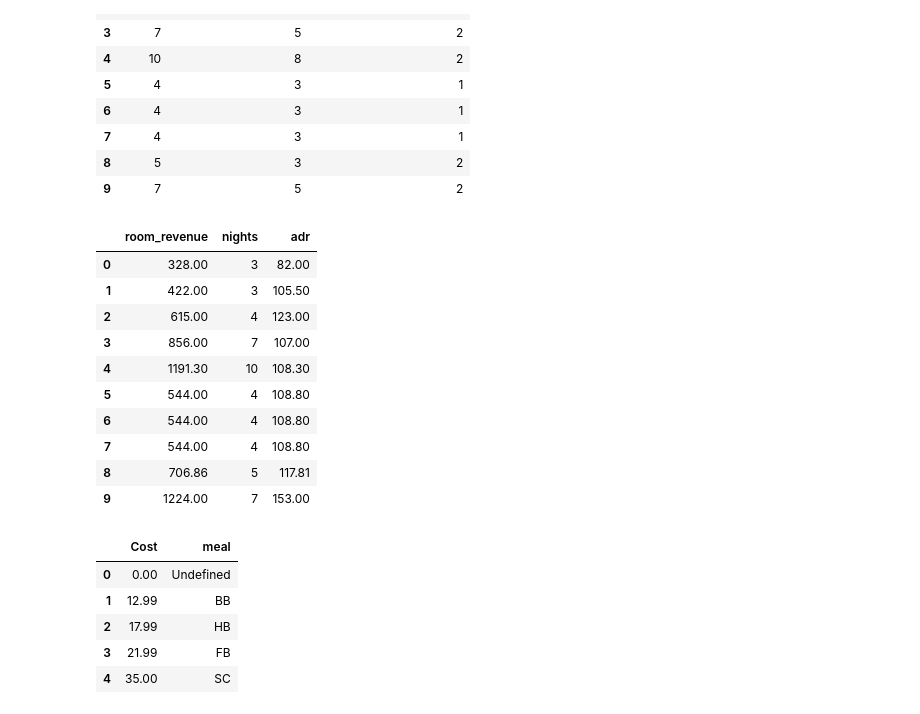
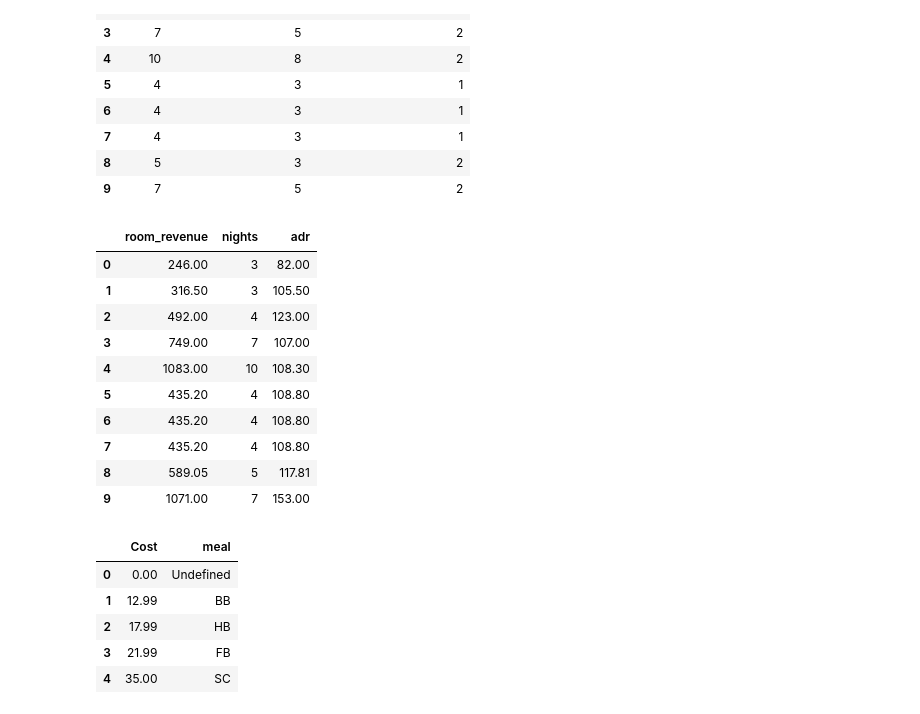
Before and after one commit to dngsus/data_analysis, a Jupyter notebook: 01 Hotel v01.ipynb, the cells around one changed output. Cells and saved outputs as stored; diff of their text form; code cells hidden in the pictures.

```diff
--- a/01 Hotel v01.ipynb
+++ b/01 Hotel v01.ipynb
@@ -51,6 +72,6 @@ import numpy as np
 pd.options.display.float_format = '{:.2f}'.format
 # %%
-df = pd.read_excel(r"D:\Code\Data Analysis\01\hotel_revenue_historical_full-2.xlsx", sheet_name = None)
+df = pd.read_excel(r"D:\Code\Data Analysis\01 Hotel\hotel_revenue_historical_full-2.xlsx", sheet_name = None)
 # %%
 # Dimension table 1
 # Typically would assume SC := self-catered --> cheaper
@@ -249,18 +278,18 @@ df_main[["nights", "stays_in_week_nights", "stays_in_weekend_nights"]].head(10)
 | 9 | 7 | 5 | 2 |
 # %%
 # Revenue associated with booking of rooms
-df_main["room_revenue"] = (df_main["nights"] + 1) * df_main["adr"]
+df_main["room_revenue"] = df_main["nights"] * df_main["adr"]
 df_main[["room_revenue", "nights", "adr"]].head(10)
 # %% [output]
 |  | room_revenue | nights | adr |
-| 0 | 328.00 | 3 | 82.00 |
-| 1 | 422.00 | 3 | 105.50 |
-| 2 | 615.00 | 4 | 123.00 |
-| 3 | 856.00 | 7 | 107.00 |
-| 4 | 1191.30 | 10 | 108.30 |
-| 5 | 544.00 | 4 | 108.80 |
-| 6 | 544.00 | 4 | 108.80 |
-| 7 | 544.00 | 4 | 108.80 |
-| 8 | 706.86 | 5 | 117.81 |
-| 9 | 1224.00 | 7 | 153.00 |
+| 0 | 246.00 | 3 | 82.00 |
+| 1 | 316.50 | 3 | 105.50 |
+| 2 | 492.00 | 4 | 123.00 |
+| 3 | 749.00 | 7 | 107.00 |
+| 4 | 1083.00 | 10 | 108.30 |
+| 5 | 435.20 | 4 | 108.80 |
+| 6 | 435.20 | 4 | 108.80 |
+| 7 | 435.20 | 4 | 108.80 |
+| 8 | 589.05 | 5 | 117.81 |
+| 9 | 1071.00 | 7 | 153.00 |
 # %%
```
Also changed, not shown: parts of 56 cells of this notebook.
